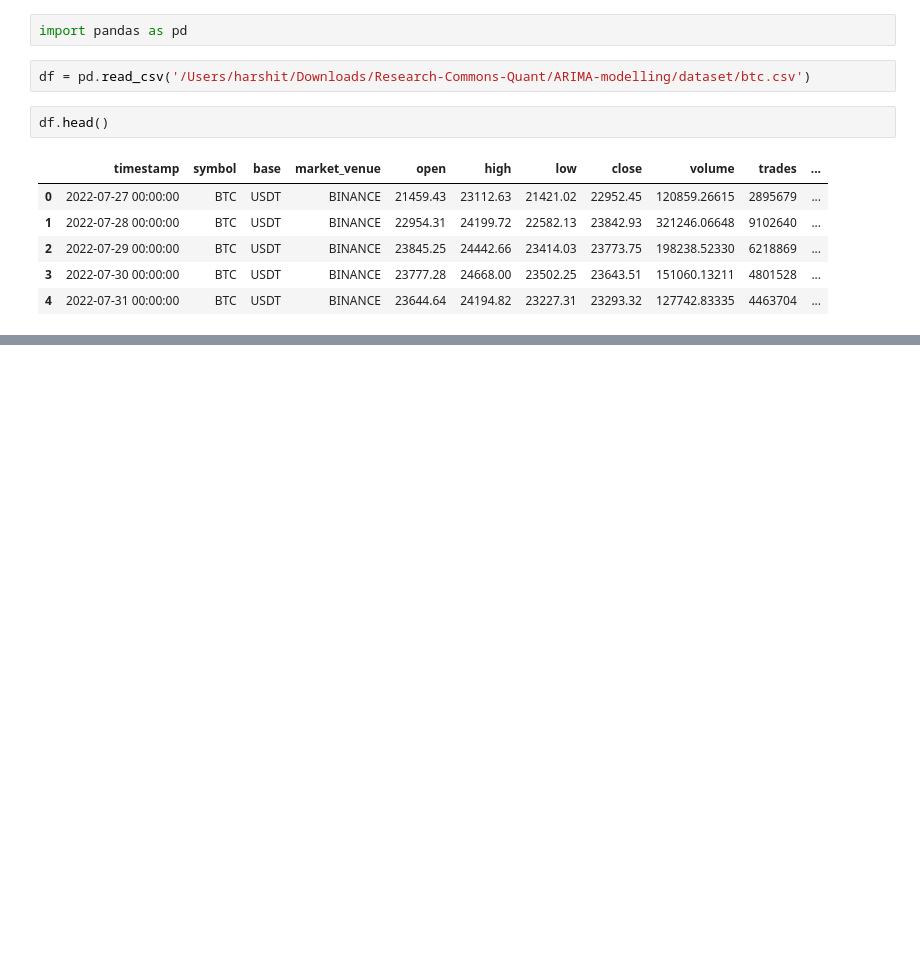
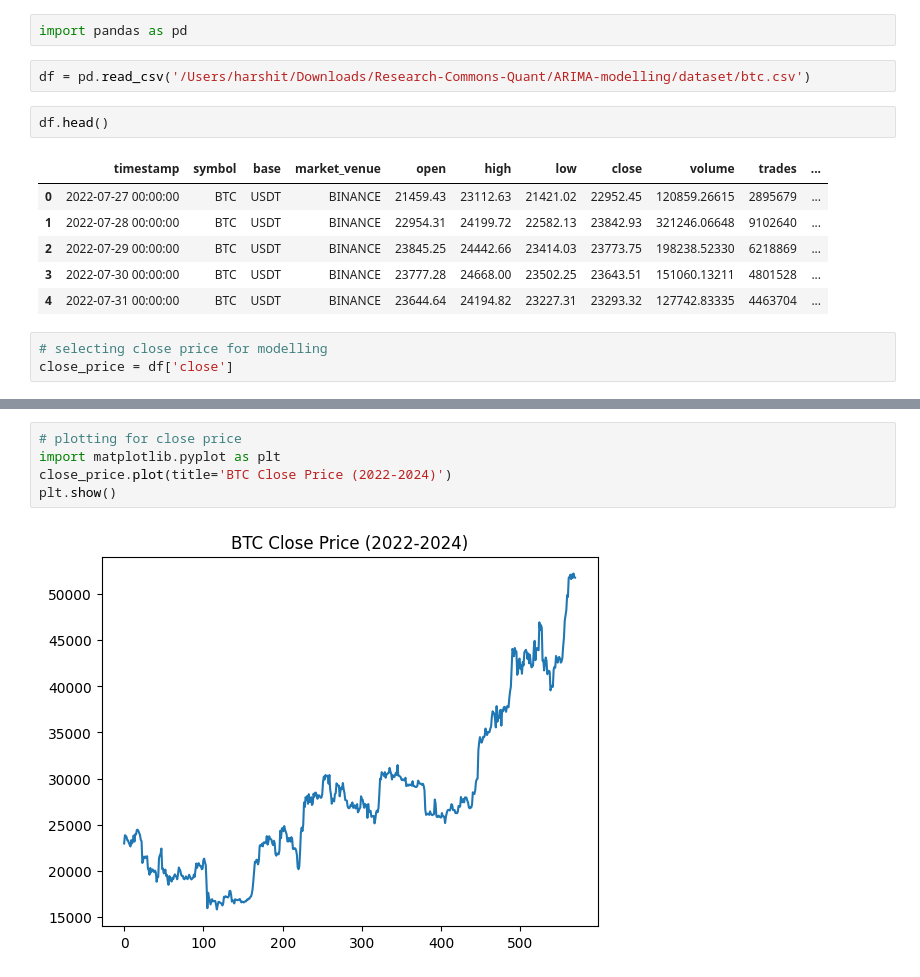
Before and after one commit to harshit4311/BTC-ARIMA-Modelling, a Jupyter notebook: code/arima_modelling.ipynb, the cells around one changed output, grey strips where cells are left out. Saved outputs shown, nothing was run; the diff lists cells and outputs as text; blank space fills up the shorter version.

```diff
--- a/code/arima_modelling.ipynb
+++ b/code/arima_modelling.ipynb
@@ -15,3 +15,6 @@ df.head()
 | 2 | 2022-07-29 00:00:00 | BTC | USDT | BINANCE | 23845.25 | 24442.66 | 23414.03 | 23773.75 | 198238.52330 | 6218869 | ... |
 | 3 | 2022-07-30 00:00:00 | BTC | USDT | BINANCE | 23777.28 | 24668.00 | 23502.25 | 23643.51 | 151060.13211 | 4801528 | ... |
 | 4 | 2022-07-31 00:00:00 | BTC | USDT | BINANCE | 23644.64 | 24194.82 | 23227.31 | 23293.32 | 127742.83335 | 4463704 | ... |
+# %%
+# selecting close price for modelling
+close_price = df['close']
@@ -17,0 +36,7 @@ df.head()
+# %%
+# plotting for close price
+import matplotlib.pyplot as plt
+close_price.plot(title='BTC Close Price (2022-2024)')
+plt.show()
+# %% [output]
+[figure, added]
```
Also changed, not shown: parts of 6 cells of this notebook.
